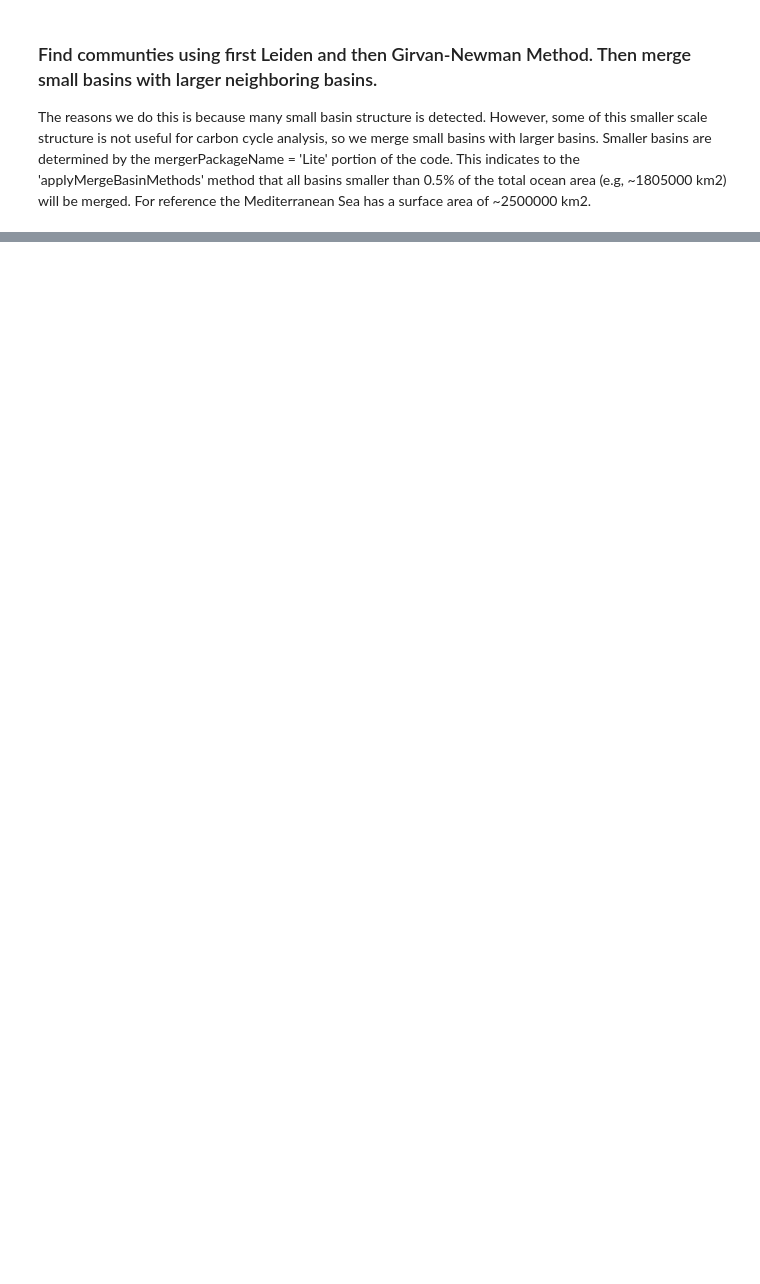
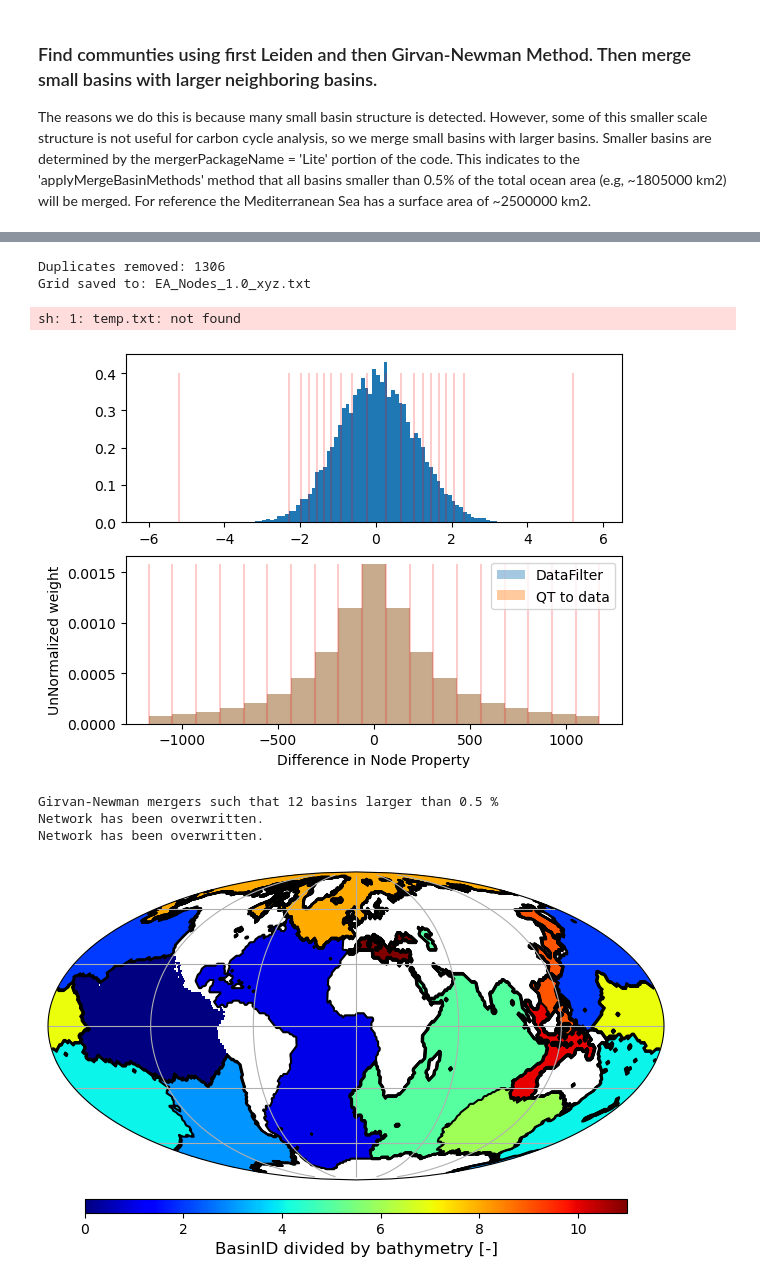
Before and after one commit to Bogumil-Matthew/ExoCcycle, a Jupyter notebook: JN/StartUpJN.ipynb, the cells around one changed output, grey strips where cells are left out. Drawn from its saved outputs; the diff is of its cells as text; code cells hidden in the pictures; blank space fills up the shorter version.

```diff
--- a/JN/StartUpJN.ipynb
+++ b/JN/StartUpJN.ipynb
@@ -557,7 +641,7 @@ minBasinCnts = [12]
 # a non-one ensemble ensures that community structure is robust given inherent randomness
 # of initial node clustering. Note that ensembles of size 100 for 1 degree resolution data
 # only increase total computational time by 1-2 minutes.
-ensembleSizes = [50];
+ensembleSizes = [5];
 
 
 # Show the resolution, ensembleSize, and minBasinCnt used for community detection
@@ -717,3 +801,4 @@ for resolution, ensembleSize, minBasinCnt in zip(resolutions, ensembleSizes, min
                                  "transparent":True},
                         savePNG=True,
                         saveSVG=False)
+# %% [output]
@@ -719,0 +824,8 @@ for resolution, ensembleSize, minBasinCnt in zip(resolutions, ensembleSizes, min
+Duplicates removed: 1306
+Grid saved to: EA_Nodes_1.0_xyz.txt
+sh: 1: temp.txt: not found
+[figure, added]
+Girvan-Newman mergers such that 12 basins larger than 0.5 %
+Network has been overwritten.
+Network has been overwritten.
+[figure, added]
```
Also changed, not shown: parts of 5 cells of this notebook.
